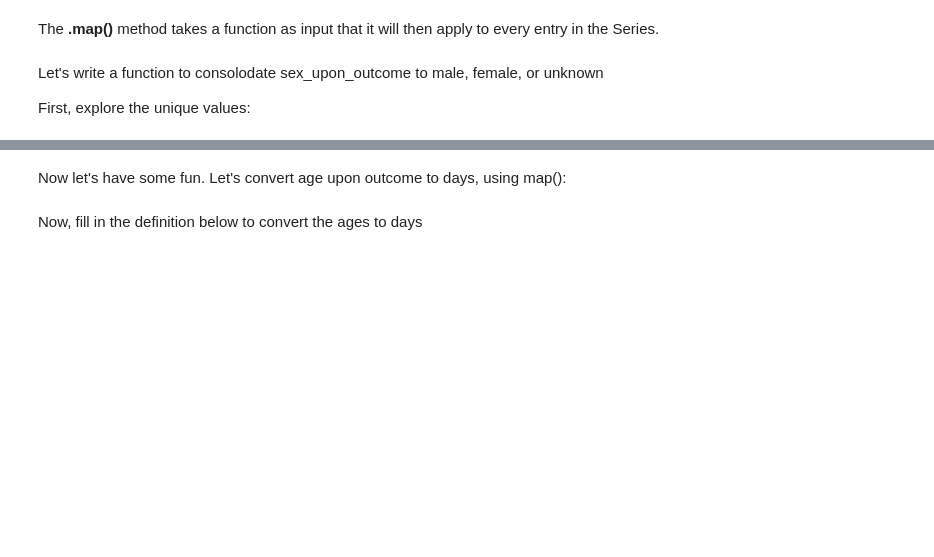
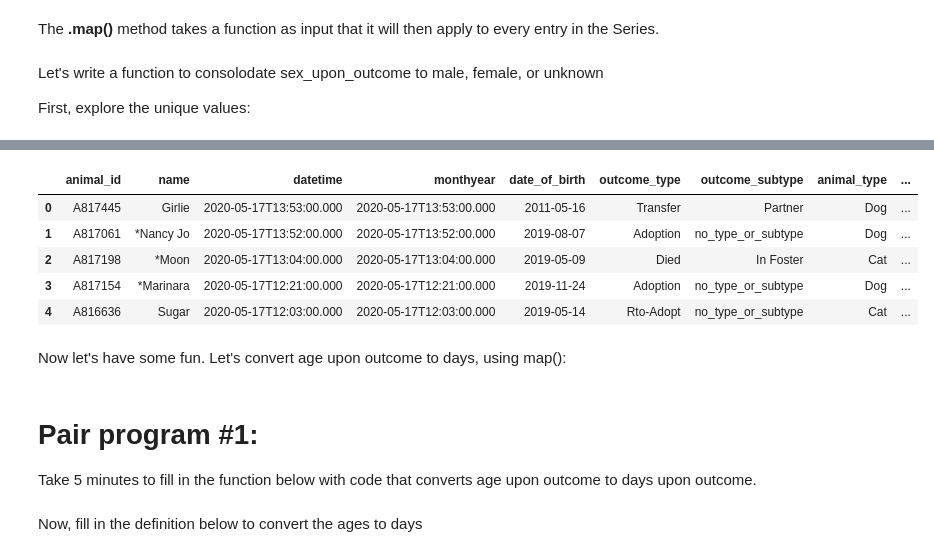
Before and after one commit to lecritch/pandas2_seattle-chicago-ds, a Jupyter notebook: pandas2_p1.ipynb, the cells around one changed output, grey strips where cells are left out. Drawn from its saved outputs; the diff is of its cells as text; code cells hidden in the pictures; blank space fills up the shorter version.

```diff
--- a/pandas2_p1.ipynb
+++ b/pandas2_p1.ipynb
@@ -29,0 +44,2 @@ animals.isnull()
+# %%
+animals['name'] = animals['name'].fillna('unnamed')
@@ -88,13 +149,23 @@ animals['sex_upon_outcome'].map(male_or_female)
 # %%
 # We can now make a new column, sex:
 
-animals['sex'] = animals['sex_upon_outcome'].map(male_or_female)
+animals['sex'] = animals['sex_upon_outcome'].apply(male_or_female)
 animals.head()
+# %% [output]
+|  | animal_id | name | datetime | monthyear | date_of_birth | outcome_type | outcome_subtype | animal_type | ... |
+| 0 | A817445 | Girlie | 2020-05-17T13:53:00.000 | 2020-05-17T13:53:00.000 | 2011-05-16 | Transfer | Partner | Dog | ... |
+| 1 | A817061 | *Nancy Jo | 2020-05-17T13:52:00.000 | 2020-05-17T13:52:00.000 | 2019-08-07 | Adoption | no_type_or_subtype | Dog | ... |
+| 2 | A817198 | *Moon | 2020-05-17T13:04:00.000 | 2020-05-17T13:04:00.000 | 2019-05-09 | Died | In Foster | Cat | ... |
+| 3 | A817154 | *Marinara | 2020-05-17T12:21:00.000 | 2020-05-17T12:21:00.000 | 2019-11-24 | Adoption | no_type_or_subtype | Dog | ... |
+| 4 | A816636 | Sugar | 2020-05-17T12:03:00.000 | 2020-05-17T12:03:00.000 | 2019-05-14 | Rto-Adopt | no_type_or_subtype | Cat | ... |
 # %% [markdown]
 Now let's have some fun.  Let's convert age upon outcome to days, using map():
 # %%
 # First, checkout what happens when we split on a space
 
 list(animals['age_upon_outcome'].str.split(' '))
+# %% [markdown]
+# Pair program #1:
+Take 5 minutes to fill in the function below with code that converts age upon outcome to days upon outcome.
 # %%
 # check what values we have for time frame
```
Also changed, not shown: parts of 60 cells of this notebook.
